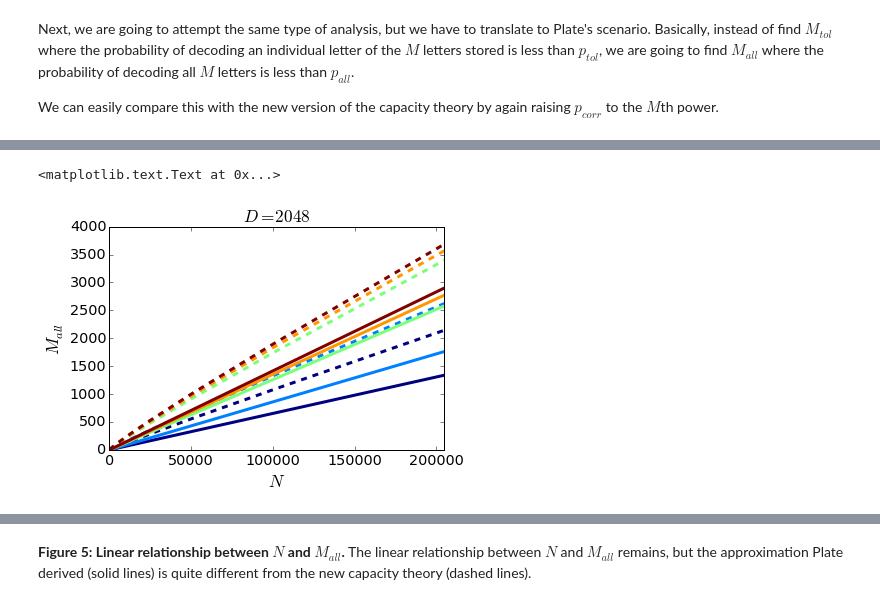
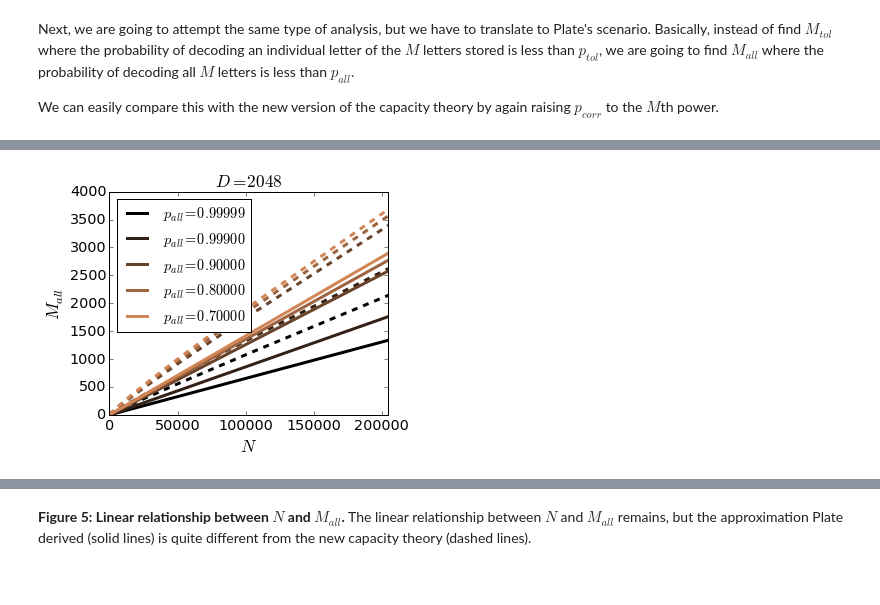
Before and after one commit to epaxon/HDlanguageDetection, a Jupyter notebook: hyperrnn_capacity-plate_derivation-160726.ipynb, the cells around one changed output, grey strips where cells are left out. Cells and saved outputs as stored; diff of their text form; code cells hidden in the pictures.

Commit message:
capacity and non-linearity. messy.

```diff
--- a/hyperrnn_capacity-plate_derivation-160726.ipynb
+++ b/hyperrnn_capacity-plate_derivation-160726.ipynb
@@ -204,11 +218,12 @@ test_D = h['test_D']
 import scipy
 from scipy import stats
 
-test_p_tol = [1-1e-14, 1-1e-10, 1-1e-7, 1-1e-5, 1-1e-3, 1-1e-1, 1-2e-1, 1-3e-1]
+test_p_tol = [1-1e-10, 1-1e-6, 1-1e-3, 1-1e-1, 1-3e-1]
 
 figure(figsize=(5,4))
 
 cm = get_cmap('jet', len(test_N))
+cmpt = get_cmap('copper', 1.4*len(test_p_tol))
 
 stN=3
 p_tol_M = np.zeros((len(test_N), len(test_D), len(test_p_tol)))
@@ -233,7 +248,7 @@ for ip, p_tol in enumerate(test_p_tol[0:]):
         plot(xD, yD, 'o', color=cm(iN), label="N=%2d" % N)
         #plot(xD, slD[iN, ip] * xD + intD[iN, ip], color=cm(iN))
 
-    plot(xD, np.nanmean(slD[:,ip]) *xD + np.nanmean(intD[:,ip]), 'k', lw=3)
+    plot(xD, np.nanmean(slD[:,ip]) *xD + np.nanmean(intD[:,ip]), c=cmpt(len(test_p_tol)-ip), lw=3)
 
 
     thD = np.array(test_D)
@@ -241,7 +256,7 @@ for ip, p_tol in enumerate(test_p_tol[0:]):
     yTheory =  4 * (np.log(thD-1) - np.log(2*eps_tol))
     #yTheory =  - 4 * np.log(sqrt(2*eps_tol/(thD-1)+0.25) -0.5)
 
-    plot(np.log(thD-1), yTheory, 'b', lw=5)
+    plot(np.log(thD-1), yTheory,'--', c=cmpt(len(test_p_tol)-ip), lw=3)
 
     print "p_tol=%.5f: N = M * ( %2.2f log2(D) + %2.2f )" % (p_tol, np.nanmean(slD[:,ip]), np.nanmean(intD[:,ip]))
 
@@ -250,6 +265,6 @@ ylabel('$N/M_{tol}$')
 
 plt.tight_layout()
 
-savefig('figures/linear_NMtol_fit-n' + time.strftime('%y%m%d') + '.png', format='png', transparent=True)
-savefig('figures/linear_NMtol_fit-n' + time.strftime('%y%m%d') + '.eps', format='eps', transparent=True)
+savefig('figures/linear_NMtolD_fit-theory-n' + time.strftime('%y%m%d') + '.png', format='png', transparent=True)
+savefig('figures/linear_NMtolD_fit-theory-n' + time.strftime('%y%m%d') + '.eps', format='eps', transparent=True)
 # %% [output]
@@ -303,12 +377,19 @@ for ip, p_tol in enumerate(test_p_all[0:]):
 
     thD = np.array(test_D)
     eps_tol = 1 - p_tol
-    yTheory =  8 * (np.log(thD-1) - np.log(eps_tol))
+    yTheory =  4 * (np.log(thD-1) - np.log(eps_tol) + 4)
+    #    yTheory =  4 * (np.log(thD-1) - np.log(eps_tol))
+
     #yTheory =  - 4 * np.log(sqrt(2*eps_tol/(thD-1)+0.25) -0.5)
 
     plot(np.log(thD-1), yTheory, 'b', lw=5)
+    print "p_tol=%.5f: N = M * ( %2.2f log2(D) + %2.2f )" % (p_tol, np.nanmean(slD[:,ip]), np.nanmean(intD[:,ip]))
+
 xlabel('$\log (D-1)$')
 ylabel('$N/M_{all}$')
 
 plt.tight_layout()
+
+savefig('figures/linear_NMallD_fit-plate_theory-n' + time.strftime('%y%m%d') + '.png', format='png', transparent=True)
+savefig('figures/linear_NMallD_fit-plate_theory-n' + time.strftime('%y%m%d') + '.eps', format='eps', transparent=True)
 # %% [output]
@@ -322,25 +402,29 @@ The Blue lines are then Plate's lower bound theory. These are pretty off, and th
 # %%
+figure(figsize=(5,4))
+
 iD = 10
-cm = get_cmap('jet', len(test_p_all[0:]))
+cm = get_cmap('copper', 1.4*len(test_p_all[0:]))
 for ip, p_tol in enumerate(test_p_all[0:]):
     #for iN,N in enumerate(test_N):
     #for iD, D in enumerate(test_D):
-    plot(test_N, pall_tol_M[:, iD, ip], '--', c=cm(ip), lw=3, label="$p_{tol}=1-10^{%0.1f}$" % np.log10(1-p_tol))
+    plot(test_N, pall_tol_M[:, iD, ip], '--', c=cm(ip), lw=3)
 
     plate_kb = test_N / (8 * np.log(test_D[iD]/(1-p_tol))) - 1
     plate_ka = test_N / (3.16 * np.log(test_D[iD]/(1-p_tol)**3)) +0.25
 
-    plot(test_N, plate_kb, c=cm(ip), lw=3)
+    plot(test_N, plate_kb, c=cm(ip), lw=3, label="$p_{all}=% 0.5f$"% p_tol)
     #plot(test_N, plate_ka, c=cm(ip), lw=3)
 
 xlim([0, max(test_N)])
 ylim([0, 4000])
 
 xlabel('$N$')
 ylabel('$M_{all}$')
 title("$D=%i$" % test_D[iD])
 
-#legend(loc='upper left')
+legend(loc='upper left')
+
+savefig('figures/linear_NMall_fit-theory_compare-n' + time.strftime('%y%m%d') + '.png', format='png', transparent=True)
+savefig('figures/linear_NMall_fit-theory_compare-n' + time.strftime('%y%m%d') + '.eps', format='eps', transparent=True)
 # %% [output]
-<matplotlib.text.Text at 0x...>
-[figure, old version]
+[figure, new version]
```
Also changed, not shown: parts of 12 cells of this notebook, 3 other files.
